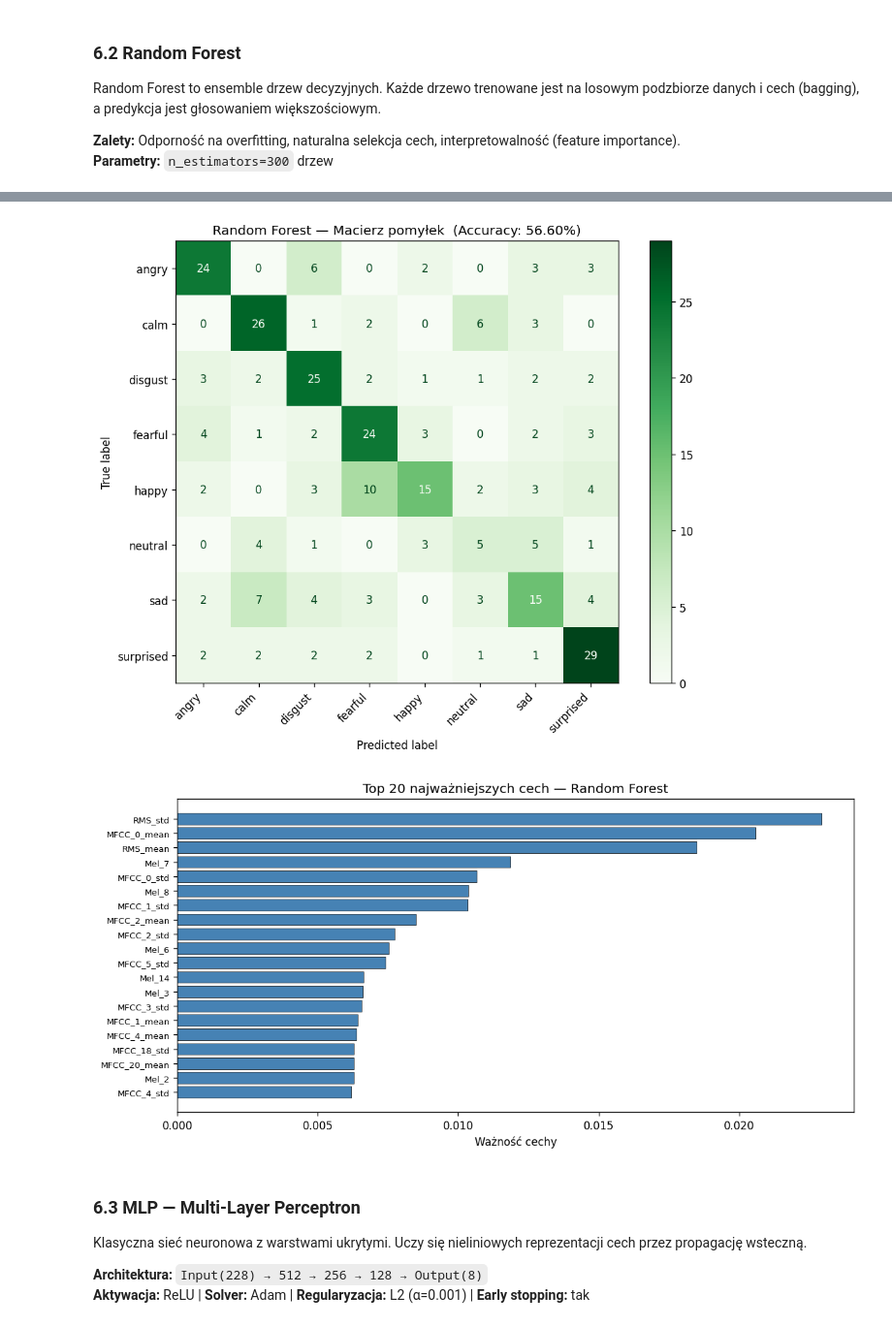
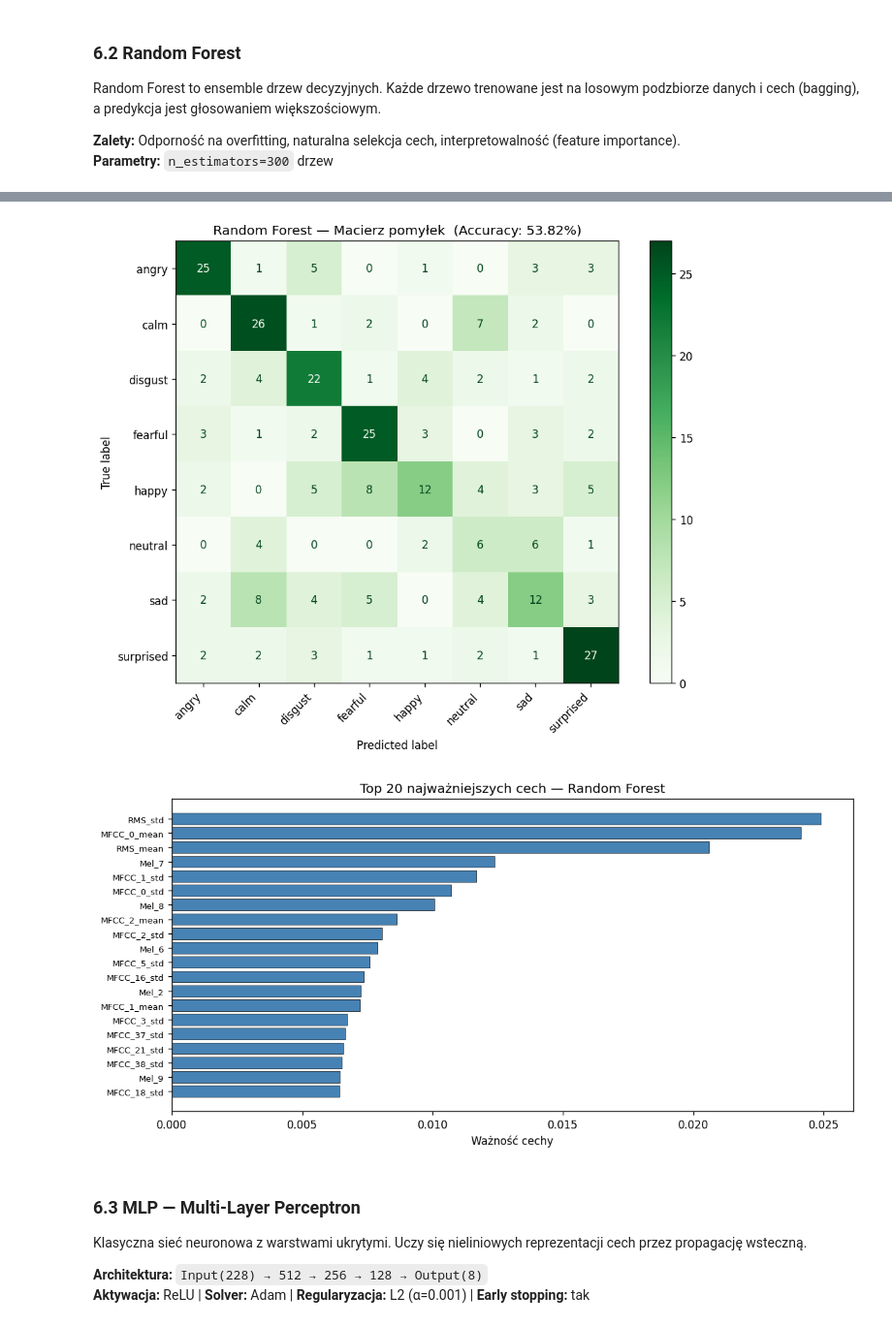
Before and after one commit to wrosky/Acustic_Signal_Project, a Jupyter notebook: proj.ipynb, the cells around one changed output, grey strips where cells are left out. Shown at 97% size. Cells and saved outputs as stored; diff of their text form; code cells hidden in the pictures.

```diff
--- a/proj.ipynb
+++ b/proj.ipynb
@@ -375,7 +383,14 @@ SVM szuka hiperpłaszczyzny maksymalizującej margines między klasami w przestr
 # %%
 print('=== Support Vector Machine (SVM) ===\n')
 
-svm = SVC(kernel='rbf', C=10, gamma='scale', probability=True, random_state=42)
+svm = SVC(
+    kernel='rbf',
+    C=100,
+    gamma='scale',
+    probability=True,
+    class_weight='balanced',
+    random_state=42
+)
 svm.fit(X_train_sc, y_train)
 
 y_pred_svm = svm.predict(X_test_sc)
@@ -426,8 +441,15 @@ Random Forest to ensemble drzew decyzyjnych. Każde drzewo trenowane jest na los
 # %%
 print('=== Random Forest ===\n')
 
-rf = RandomForestClassifier(n_estimators=300, max_depth=None,
-                            random_state=42, n_jobs=-1)
+rf = RandomForestClassifier(
+    n_estimators=500,
+    max_depth=25,
+    min_samples_leaf=2,
+    max_features='sqrt',
+    class_weight='balanced',
+    random_state=42,
+    n_jobs=-1
+)
 rf.fit(X_train_sc, y_train)
 
 y_pred_rf = rf.predict(X_test_sc)
@@ -483,5 +505,5 @@ weighted avg       0.56      0.57      0.56       288
-[figure, old version]
+[figure, new version]
-[figure, old version]
+[figure, new version]
 # %% [markdown]
 ### 6.3 MLP — Multi-Layer Perceptron
 
```
Also changed, not shown: parts of 9 cells of this notebook, 11 other files.
